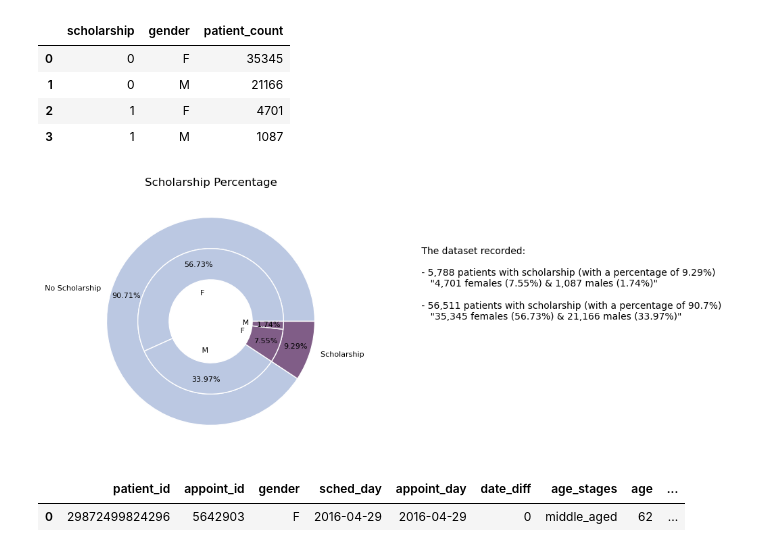
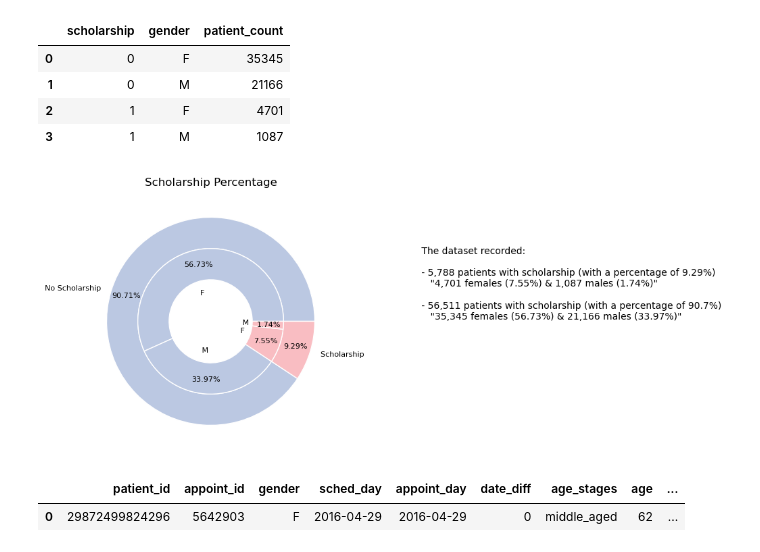
Before and after one commit to hend-a-ghafour/No-Show-Appointments, a Jupyter notebook: no_show_appointments.ipynb, the cells around one changed output. Drawn from its saved outputs; the diff is of its cells as text; code cells hidden in the pictures.

```diff
--- a/no_show_appointments.ipynb
+++ b/no_show_appointments.ipynb
@@ -655,23 +656,23 @@ x
 # %%
 # Visualizing the Scholarship Column (Count of Patients With or Without Scholarships, Classified by Gender)
 x=df.groupby(['scholarship','gender']).patient_id.nunique()
 size = 0.3
 label_s = 'No Scholarship','Scholarship '
 label_g = 'F',' M',' F',' M'
 text = ''' The dataset recorded:\n\n - 5,788 patients with scholarship (with a percentage of 9.29%)
     "4,701 females (7.55%) & 1,087 males (1.74%)"\n
  - 56,511 patients with scholarship (with a percentage of 90.7%)
     "35,345 females (56.73%) & 21,166 males (33.97%)" '''
 plt.subplots(figsize = (5,5))
-plt.pie(x.groupby('scholarship').sum(), radius=1, colors= ['#bbc8e2','#805d87'],labels = label_s,autopct='%1.2f%%',
+plt.pie(x.groupby('scholarship').sum(), radius=1, colors= ['#bbc8e2','#f9bdc2'],labels = label_s,autopct='%1.2f%%',
         pctdistance=.85,textprops={'fontsize': 8}, wedgeprops=dict(width=size, edgecolor='w'))
 
-plt.pie(x, radius=1-size, colors= ['#bbc8e2','#bbc8e2','#805d87','#805d87'],labels=label_g,autopct='%1.2f%%',pctdistance=.8,
+plt.pie(x, radius=1-size, colors= ['#bbc8e2','#bbc8e2','#f9bdc2','#f9bdc2'],labels=label_g,autopct='%1.2f%%',pctdistance=.8,
         labeldistance=.4,textprops={'fontsize': 8},wedgeprops=dict(width=size, edgecolor='w'))
 plt.title('Scholarship Percentage')
 plt.text(2,0,text,ha='left',va='bottom',fontsize = 10, weight = 'normal');
 # %% [output]
-[figure, old version]
+[figure, new version]
 # %%
 df.head(1)
 # %% [output]
```
Also changed, not shown: parts of 6 cells of this notebook.
